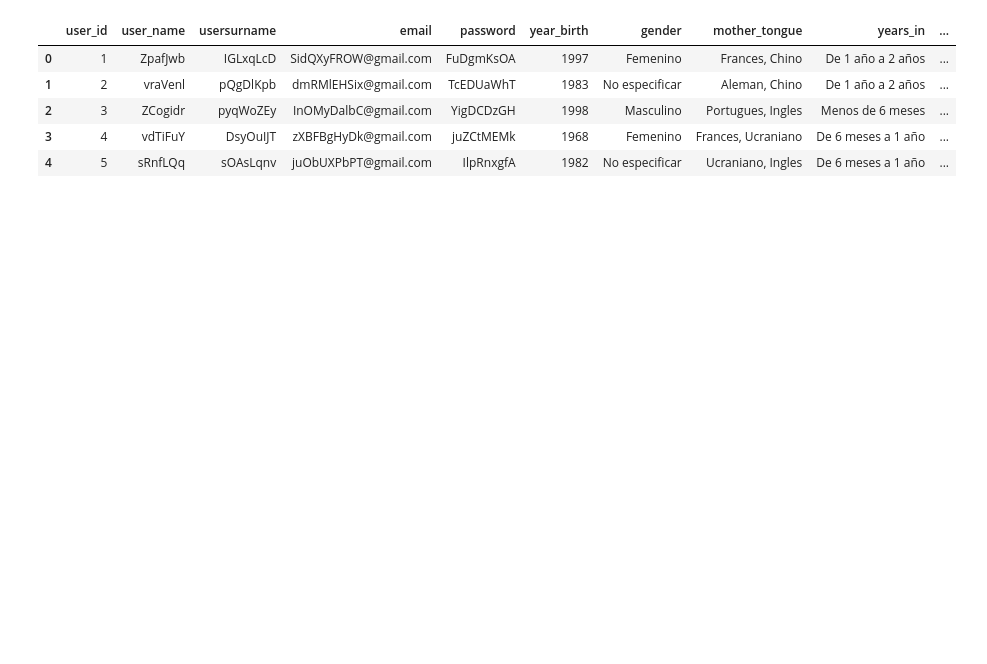
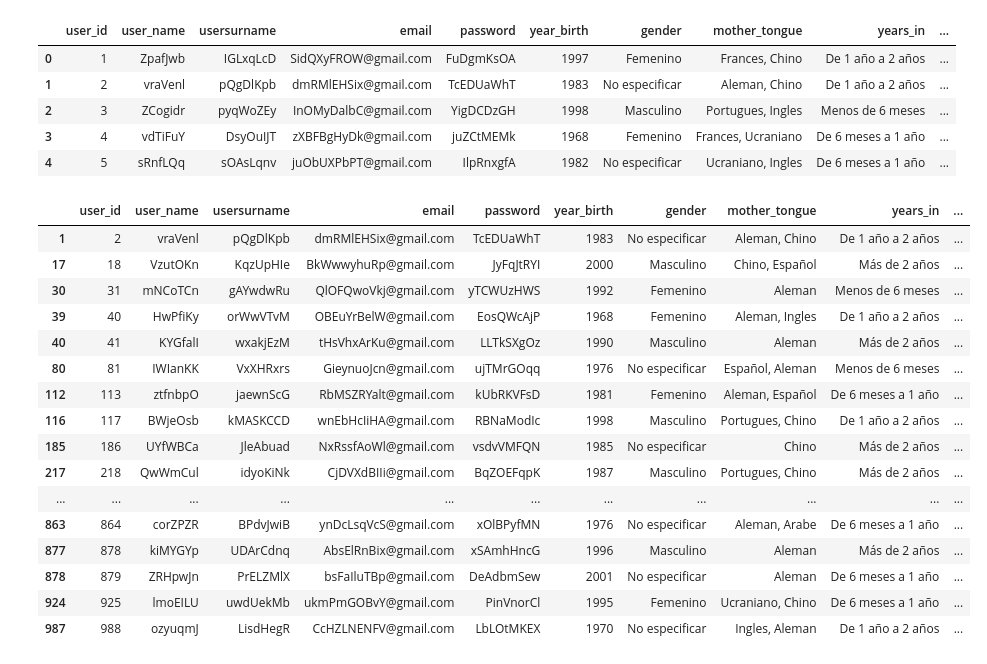
Before and after one commit to AndresPJ94/desafio_data, a Jupyter notebook: expertos.ipynb, the cells around one changed output. Cells and saved outputs as stored; diff of their text form; code cells hidden in the pictures; blank space fills up the shorter version.

```diff
--- a/expertos.ipynb
+++ b/expertos.ipynb
@@ -18,7 +18,7 @@ database.head()
 def lista_datos(x):
     # database_copia = database.drop(['user_name', 'usersurname', 'email', 'password', 'pic', 'country', 'date', 'studies'],axis=1)
     user=database.loc[database["user_id"] == x]
-    tipo_apoyo = user.support_type[0]
+    tipo_apoyo = user.support_type[x-1]
     lista_user=user.values.flatten().tolist()
     return lista_user, tipo_apoyo
 
@@ -27,28 +27,24 @@ def lista_datos(x):
 def tipo_apoyo(apoyo):
     if apoyo == 'Orientacion sobre temas legales':
         df_temas_legales = database[(database['support_type']=='Orientacion sobre temas legales')]
-        # df_temas_legales = df_temas_legales.drop(['user_name', 'usersurname', 'email', 'password', 'gender', 'studies', 'pic', 'country', 'date', 'about_me'],axis=1)
         df_temas_legales = df_temas_legales[df_temas_legales['expert']=='Si']
 
         return df_temas_legales
 
     elif apoyo == 'Orientacion sobre tramites':
         df_tramites = database[(database['support_type']=='Orientacion sobre tramites')]
-        # df_tramites = df_tramites.drop(['user_name', 'usersurname', 'email', 'password', 'gender', 'studies', 'pic', 'country', 'date', 'about_me'],axis=1)
         df_tramites = df_tramites[df_tramites['expert']=='Si']
 
         return df_tramites
 
     elif apoyo == 'Orientacion laboral':
         df_tramites_laborales = database[(database['support_type']=='Orientacion laboral')]
-        # df_tramites_laborales = df_tramites_laborales.drop(['user_name', 'usersurname', 'email', 'password', 'gender', 'years_in', 'about_me', 'pic', 'country', 'date'],axis=1)
         df_tramites_laborales = df_tramites_laborales[df_tramites_laborales['expert']=='Si']
 
         return df_tramites_laborales
 
     else:
         df_emocional = database[(database['support_type']=='Emocional')]
-        # df_emocional = df_emocional.drop(['user_name', 'usersurname', 'email', 'password', 'pic', 'country', 'date', 'studies'],axis=1)
         df_emocional = df_emocional[df_emocional['expert']=='Si']
 
         return df_emocional
@@ -78,5 +74,24 @@ def automatizacion(id):
     df_salida = filtro_idioma(datos_usuario, df_support)
     return df_salida
 # %%
-id = 1
+id = 6
 para_modelo = automatizacion(id=id)
+para_modelo
+# %% [output]
+|  | user_id | user_name | usersurname | email | password | year_birth | gender | mother_tongue | years_in | ... |
+| 1 | 2 | vraVenl | pQgDlKpb | dmRMlEHSix@gmail.com | TcEDUaWhT | 1983 | No especificar | Aleman, Chino | De 1 año a 2 años | ... |
+| 17 | 18 | VzutOKn | KqzUpHIe | BkWwwyhuRp@gmail.com | JyFqJtRYI | 2000 | Masculino | Chino, Español | Más de 2 años | ... |
+| 30 | 31 | mNCoTCn | gAYwdwRu | QlOFQwoVkj@gmail.com | yTCWUzHWS | 1992 | Femenino | Aleman | Menos de 6 meses | ... |
+| 39 | 40 | HwPfiKy | orWwVTvM | OBEuYrBelW@gmail.com | EosQWcAjP | 1968 | Femenino | Aleman, Ingles | De 1 año a 2 años | ... |
+| 40 | 41 | KYGfalI | wxakjEzM | tHsVhxArKu@gmail.com | LLTkSXgOz | 1990 | Masculino | Aleman | Más de 2 años | ... |
+| 80 | 81 | IWIanKK | VxXHRxrs | GieynuoJcn@gmail.com | ujTMrGOqq | 1976 | No especificar | Español, Aleman | Menos de 6 meses | ... |
+| 112 | 113 | ztfnbpO | jaewnScG | RbMSZRYalt@gmail.com | kUbRKVFsD | 1981 | Femenino | Aleman, Español | De 6 meses a 1 año | ... |
+| 116 | 117 | BWjeOsb | kMASKCCD | wnEbHcIiHA@gmail.com | RBNaModIc | 1998 | Masculino | Portugues, Chino | De 1 año a 2 años | ... |
+| 185 | 186 | UYfWBCa | JleAbuad | NxRssfAoWl@gmail.com | vsdvVMFQN | 1985 | No especificar | Chino | Más de 2 años | ... |
+| 217 | 218 | QwWmCul | idyoKiNk | CjDVXdBIIi@gmail.com | BqZOEFqpK | 1987 | Masculino | Portugues, Chino | Más de 2 años | ... |
+| ... | ... | ... | ... | ... | ... | ... | ... | ... | ... | ... |
+| 863 | 864 | corZPZR | BPdvJwiB | ynDcLsqVcS@gmail.com | xOlBPyfMN | 1976 | No especificar | Aleman, Arabe | De 6 meses a 1 año | ... |
+| 877 | 878 | kiMYGYp | UDArCdnq | AbsElRnBix@gmail.com | xSAmhHncG | 1996 | Masculino | Aleman | Más de 2 años | ... |
+| 878 | 879 | ZRHpwJn | PrELZMlX | bsFaIluTBp@gmail.com | DeAdbmSew | 2001 | No especificar | Aleman | De 6 meses a 1 año | ... |
+| 924 | 925 | lmoEILU | uwdUekMb | ukmPmGOBvY@gmail.com | PinVnorCl | 1995 | Femenino | Ucraniano, Chino | De 6 meses a 1 año | ... |
+| 987 | 988 | ozyuqmJ | LisdHegR | CcHZLNENFV@gmail.com | LbLOtMKEX | 1970 | No especificar | Ingles, Aleman | De 1 año a 2 años | ... |
```
Also changed, not shown: parts of 1 cell of this notebook.
